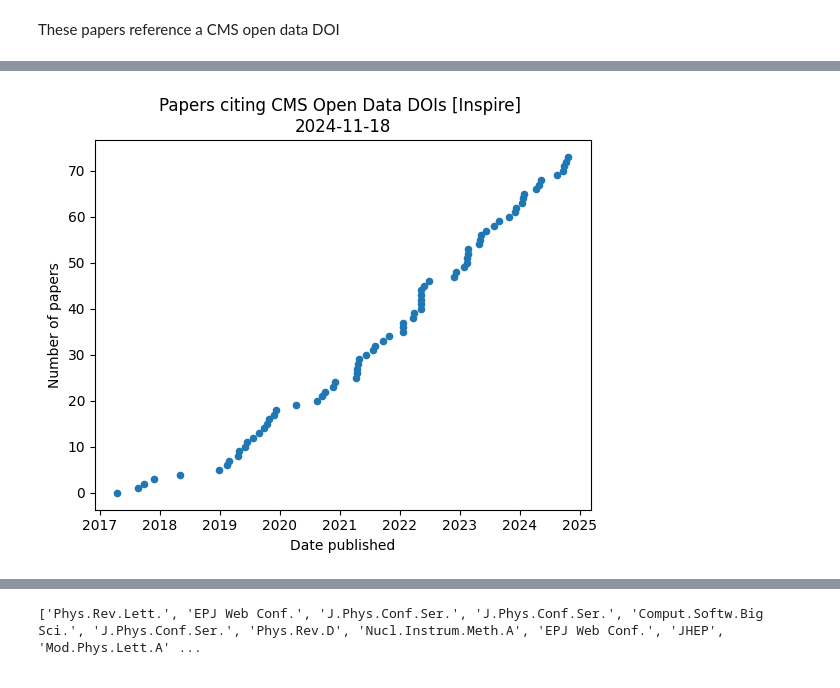
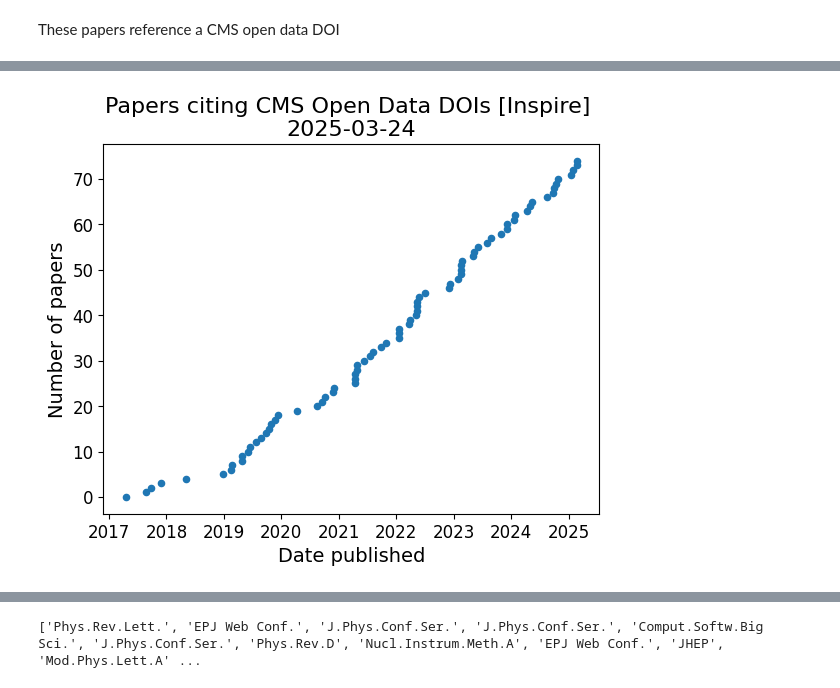
Before and after one commit to cms-dpoa/data-usage, a Jupyter notebook: publications.ipynb, the cells around one changed output, grey strips where cells are left out. Cells and saved outputs as stored; diff of their text form; code cells hidden in the pictures.

Commit message:
update data and figs, enlarge font size for inspire npapers fig

```diff
--- a/publications.ipynb
+++ b/publications.ipynb
@@ -232,34 +230,38 @@ idf.tail()
 # %%
 def add_release_dates(ax):
 
     ax.set_xlim([dt.date(2014, 1, 1), dt.date(2024, 12, 31)])
 
     for dr in data_releases:
 
         date = dt.datetime.strptime(dr, '%Y-%m-%d').date()
 
         ax.annotate(
             "",
             xy=(date, -3),
             xytext=(date, -2),
             arrowprops=dict(facecolor='black', shrink=0.01),
         )
 
 
 ax = idf.plot(
     kind='scatter',
     x='date',
     y='index',
-    title=f'Papers citing CMS Open Data DOIs [Inspire] \n{date_generated}'
+    #title=f'Papers citing CMS Open Data DOIs [Inspire] \n{date_generated}'
 )
 
-ax.set_xlabel('Date published')
-ax.set_ylabel('Number of papers')
+ax.set_xlabel('Date published', fontsize=14)
+ax.set_ylabel('Number of papers', fontsize=14)
+ax.set_title(f'Papers citing CMS Open Data DOIs [Inspire] \n{date_generated}', fontsize=16)
+
+plt.xticks(fontsize=12)
+plt.yticks(fontsize=12)
 
 #add_release_dates(ax)
 plt.savefig('./figs/inspire-npapers.png', dpi=200)
 # %% [output]
-[figure, old version]
+[figure, new version]
 # %%
 make_histogram(
     idf,
```
Also changed, not shown: parts of 19 cells of this notebook, 15 other files.
